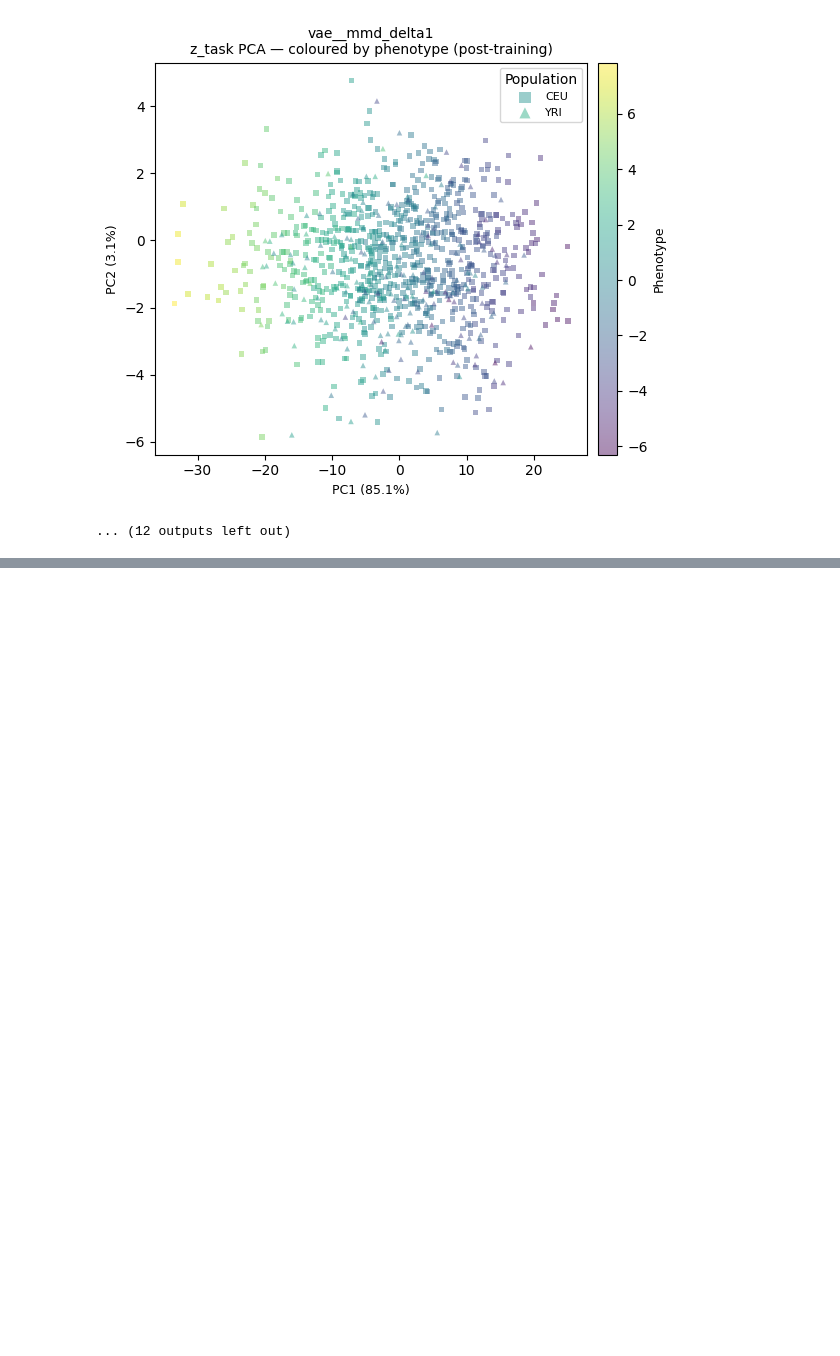
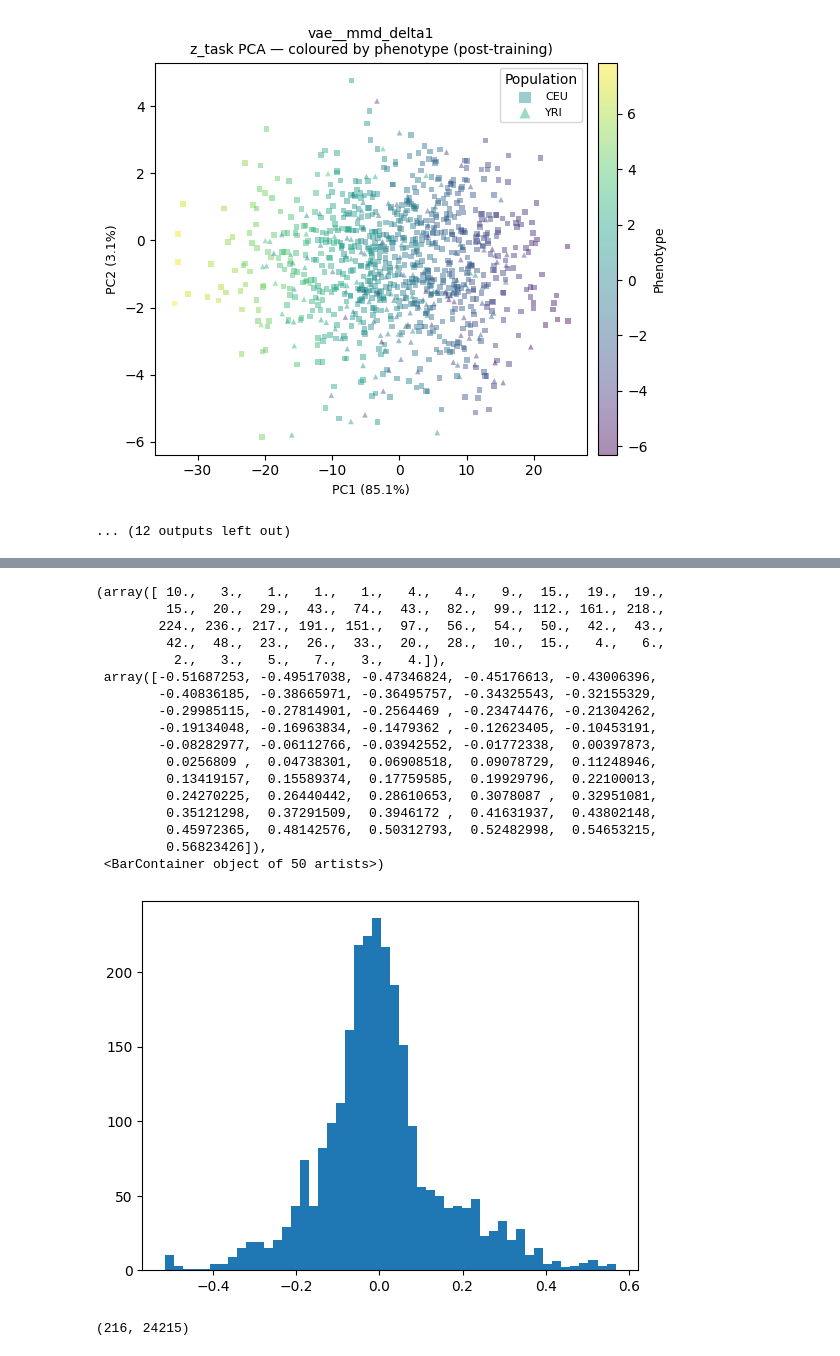
Before and after one commit to ak1376/XPopVAE, a Jupyter notebook: notebooks/latent_population_structure.ipynb, the cells around one changed output, grey strips where cells are left out. Cells and saved outputs as stored; diff of their text form; code cells hidden in the pictures; blank space fills up the shorter version.

```diff
--- a/notebooks/latent_population_structure.ipynb
+++ b/notebooks/latent_population_structure.ipynb
@@ -248,0 +303,22 @@ Silhouette score (higher = more stratified):
+# %%
+import matplotlib.pyplot as plt
+plt.hist(beta, bins=50)
+# %% [output]
+(array([ 10.,   3.,   1.,   1.,   1.,   4.,   4.,   9.,  15.,  19.,  19.,
+         15.,  20.,  29.,  43.,  74.,  43.,  82.,  99., 112., 161., 218.,
+        224., 236., 217., 191., 151.,  97.,  56.,  54.,  50.,  42.,  43.,
+         42.,  48.,  23.,  26.,  33.,  20.,  28.,  10.,  15.,   4.,   6.,
+          2.,   3.,   5.,   7.,   3.,   4.]),
+ array([-0.51687253, -0.49517038, -0.47346824, -0.45176613, -0.43006396,
+        -0.40836185, -0.38665971, -0.36495757, -0.34325543, -0.32155329,
+        -0.29985115, -0.27814901, -0.2564469 , -0.23474476, -0.21304262,
+        -0.19134048, -0.16963834, -0.1479362 , -0.12623405, -0.10453191,
+        -0.08282977, -0.06112766, -0.03942552, -0.01772338,  0.00397873,
+         0.0256809 ,  0.04738301,  0.06908518,  0.09078729,  0.11248946,
+         0.13419157,  0.15589374,  0.17759585,  0.19929796,  0.22100013,
+         0.24270225,  0.26440442,  0.28610653,  0.3078087 ,  0.32951081,
+         0.35121298,  0.37291509,  0.3946172 ,  0.41631937,  0.43802148,
+         0.45972365,  0.48142576,  0.50312793,  0.52482998,  0.54653215,
+         0.56823426]),
+ <BarContainer object of 50 artists>)
+[figure, added]
@@ -248,0 +328,4 @@ Silhouette score (higher = more stratified):
+# %%
+a.shape
+# %% [output]
+(216, 24215)
```
Also changed, not shown: parts of 11 cells of this notebook, 3 other files.
